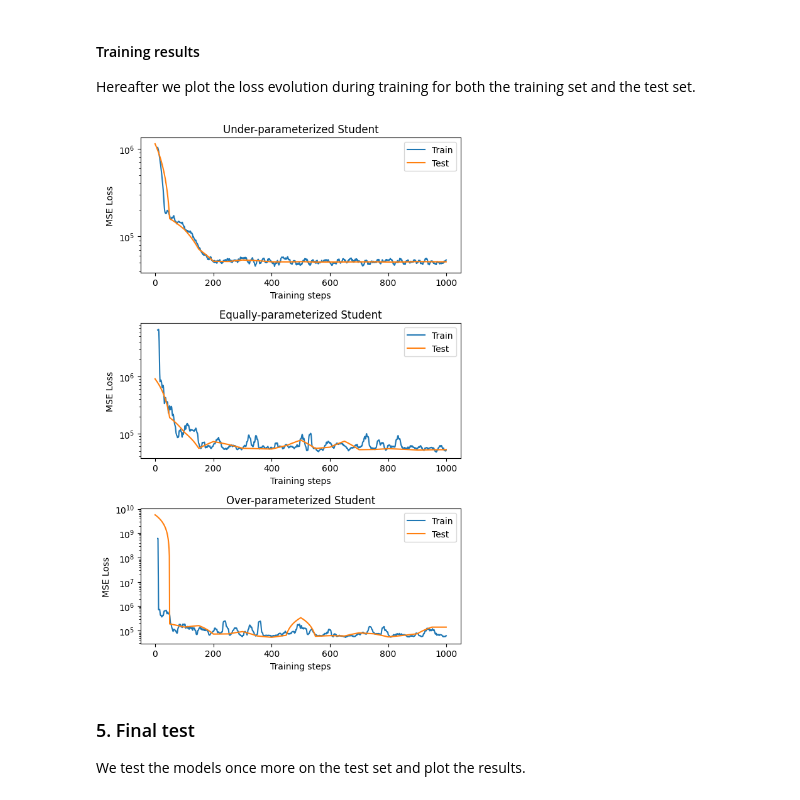
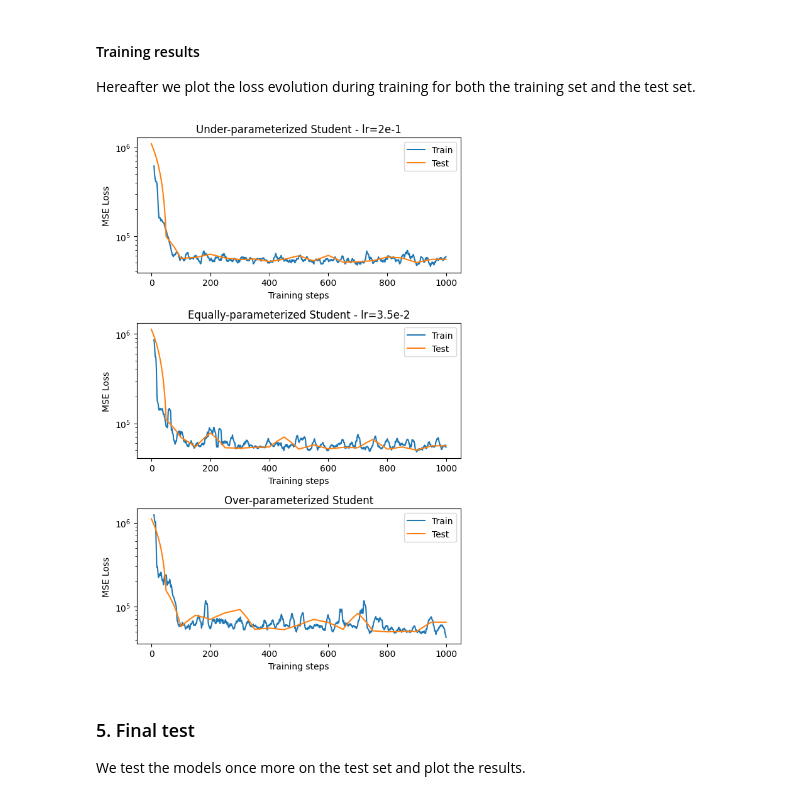
Before and after one commit to GabrielePintus/AdvancedDL-KernelMethods, a Jupyter notebook: Challenges/2/notebook.ipynb, the cells around one changed output. Cells and saved outputs as stored; diff of their text form; code cells hidden in the pictures.

```diff
--- a/Challenges/2/notebook.ipynb
+++ b/Challenges/2/notebook.ipynb
@@ -82,7 +82,7 @@ losses_train, losses_test = train(
     student = student_U,
     teacher = teacher,
     test_loader=test_loader,
-    lr = 1e-1,
+    lr = 2e-1,
     n_steps=1000,
     test_every=50,
     device=device,
@@ -106,7 +106,7 @@ losses_train, losses_test = train(
     student = student_E,
     teacher = teacher,
     test_loader=test_loader,
-    lr = 1e-1,
+    lr = 3.5e-2,
     n_steps=1000,
     test_every=50,
     device=device,
@@ -130,7 +130,7 @@ losses_train, losses_test = train(
     student = student_O,
     teacher = teacher,
     test_loader=test_loader,
-    lr = 1e-1,
+    lr = 9e-3,
     n_steps=1000,
     test_every=50,
     device=device,
@@ -147,37 +147,37 @@ Hereafter we plot the loss evolution during training for both the training set a
 # %%
 fig, ax = plt.subplots(3, 1, figsize=(6, 9))
 
 # Under parameterized student
 ax[0].plot(df_Student_U.train_loss.rolling(10).mean(), label="Train")
 ax[0].plot(df_Student_U.test_loss, label="Test")
-ax[0].set_title("Under-parameterized Student")
+ax[0].set_title("Under-parameterized Student - lr=2e-1")
 ax[0].set_xlabel("Training steps")
 ax[0].set_ylabel("MSE Loss")
 ax[0].set_yscale('log')
 ax[0].legend()
 
 # Equally parameterized student
 ax[1].plot(df_Student_E.train_loss.rolling(10).mean(), label="Train")
 ax[1].plot(df_Student_E.test_loss, label="Test")
-ax[1].set_title("Equally-parameterized Student")
+ax[1].set_title("Equally-parameterized Student - lr=3.5e-2")
 ax[1].set_xlabel("Training steps")
 ax[1].set_ylabel("MSE Loss")
 ax[1].set_yscale('log')
 ax[1].legend()
 
 # Over parameterized student
 ax[2].plot(df_Student_O.train_loss.rolling(10).mean(), label="Train")
 ax[2].plot(df_Student_O.test_loss, label="Test")
-ax[2].set_title("Over-parameterized Student")
+ax[2].set_title("Over-parameterized Student - lr=9e-3")
 ax[2].set_xlabel("Training steps")
 ax[2].set_ylabel("MSE Loss")
 ax[2].set_yscale('log')
 ax[2].legend()
 
 plt.tight_layout()
 plt.show()
 # %% [output]
-[figure, old version]
+[figure, new version]
 # %% [markdown]
 ### 5. Final test
 
```
Also changed, not shown: parts of 11 cells of this notebook.
